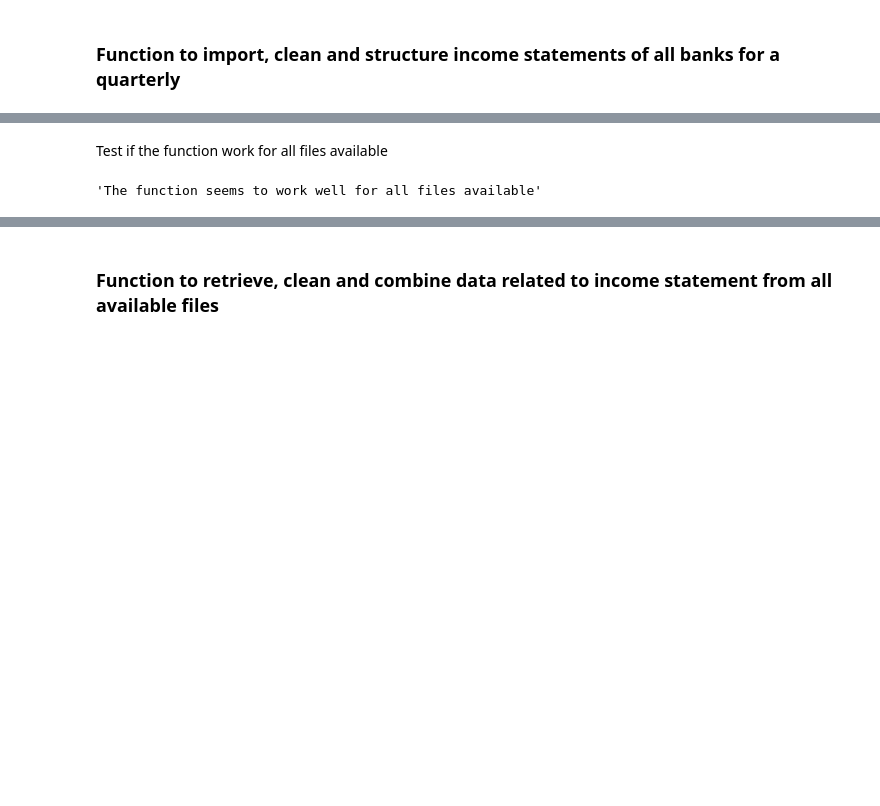
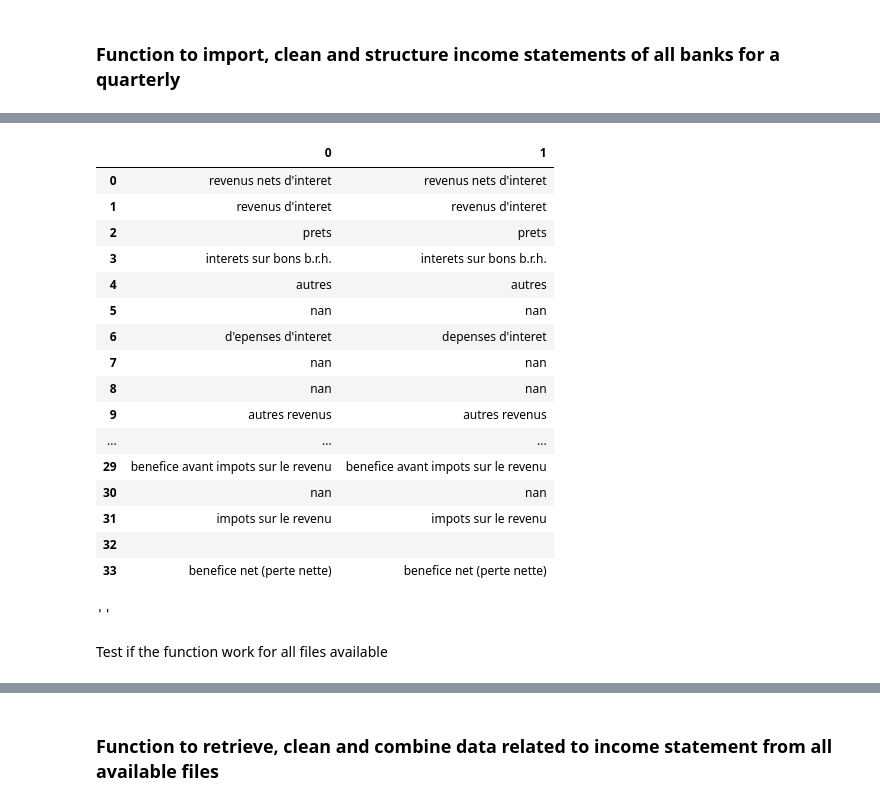
Before and after one commit to raulincadet/BanksHT, a Jupyter notebook: BksHT.ipynb, the cells around one changed output, grey strips where cells are left out. Cells and saved outputs as stored; diff of their text form; code cells hidden in the pictures; blank space fills up the shorter version.

```diff
--- a/BksHT.ipynb
+++ b/BksHT.ipynb
@@ -909,0 +1281,24 @@ f_income('trim_1_2021.xlsx')
+# %%
+pd.DataFrame([dou.Indicators.tolist(),find_similarIndicator(dou.Indicators.tolist())]).transpose()
+# %% [output]
+|  | 0 | 1 |
+| 0 | revenus nets d'interet | revenus nets d'interet |
+| 1 | revenus d'interet | revenus d'interet |
+| 2 | prets | prets |
+| 3 | interets sur bons b.r.h. | interets sur bons b.r.h. |
+| 4 | autres | autres |
+| 5 | nan | nan |
+| 6 | d'epenses d'interet | depenses d'interet |
+| 7 | nan | nan |
+| 8 | nan | nan |
+| 9 | autres revenus | autres revenus |
+| ... | ... | ... |
+| 29 | benefice avant impots sur le revenu | benefice avant impots sur le revenu |
+| 30 | nan | nan |
+| 31 | impots sur le revenu | impots sur le revenu |
+| 32 |  |  |
+| 33 | benefice net (perte nette) | benefice net (perte nette) |
+# %%
+dou.Indicators.tolist()[32]
+# %% [output]
+''
@@ -910,6 +1316,2 @@ f_income('trim_1_2021.xlsx')
 # %% [markdown]
 Test if the function work for all files available
-# %%
-testFunction(f_income)
-# %% [output]
-'The function seems to work well for all files available'
```
Also changed, not shown: parts of 22 cells of this notebook, 2 other files.
